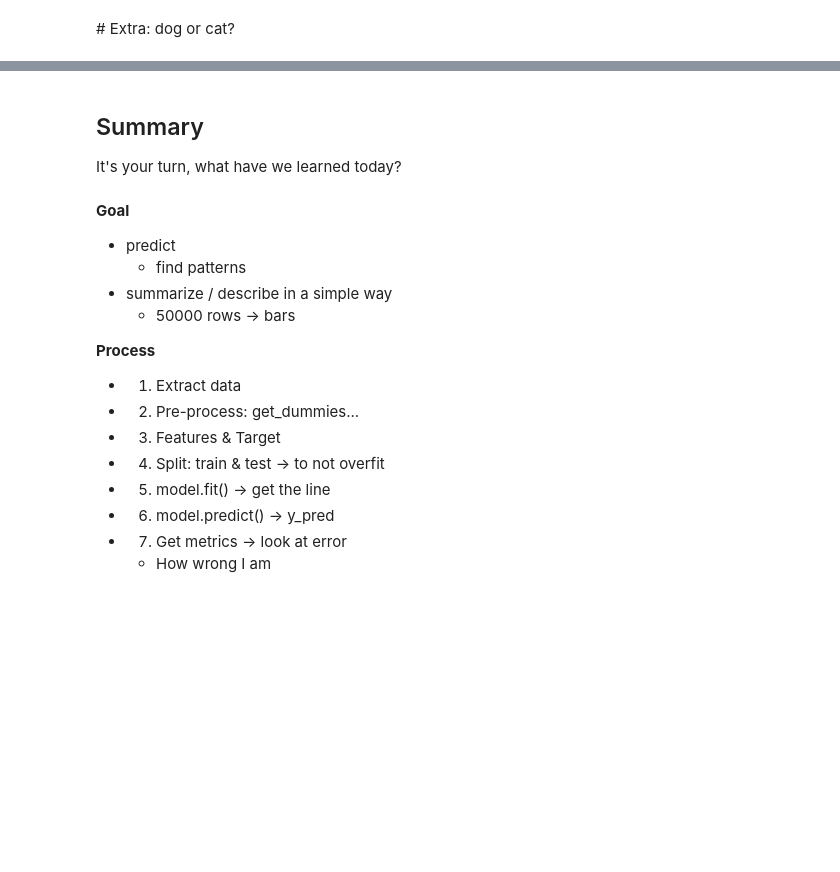
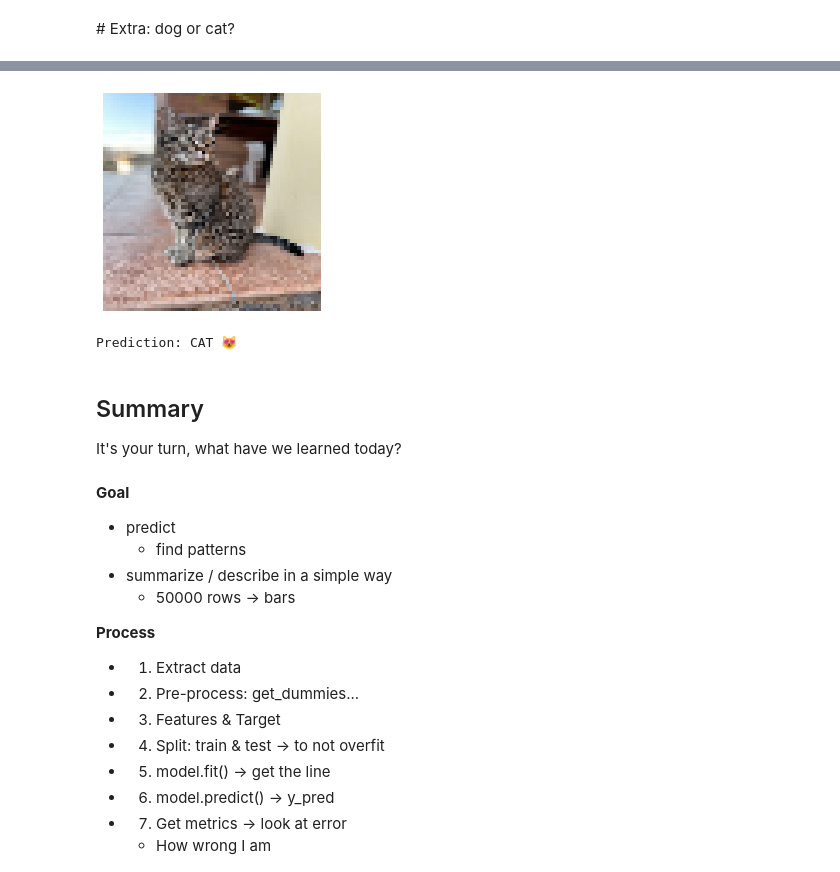
Before and after one commit to Ironhack-data-bcn-april-2023/lectures, a Jupyter notebook: week-7/03-Classification.ipynb, the cells around one changed output, grey strips where cells are left out. Saved outputs shown, nothing was run; the diff lists cells and outputs as text; code cells hidden in the pictures; blank space fills up the shorter version.

```diff
--- a/week-7/03-Classification.ipynb
+++ b/week-7/03-Classification.ipynb
@@ -715,3 +784,10 @@ print("Accuracy: {:.2f}%".format(accuracy * 100))
+# %%
+# Test prediction on a new image
+prediction = predict_image_class(laura)
+print("Prediction:", prediction)
+# %% [output]
+[figure, added]
+Prediction: CAT 😻
 # %% [markdown]
 ## Summary
 It's your turn, what have we learned today?
```
Also changed, not shown: parts of 15 cells of this notebook.
